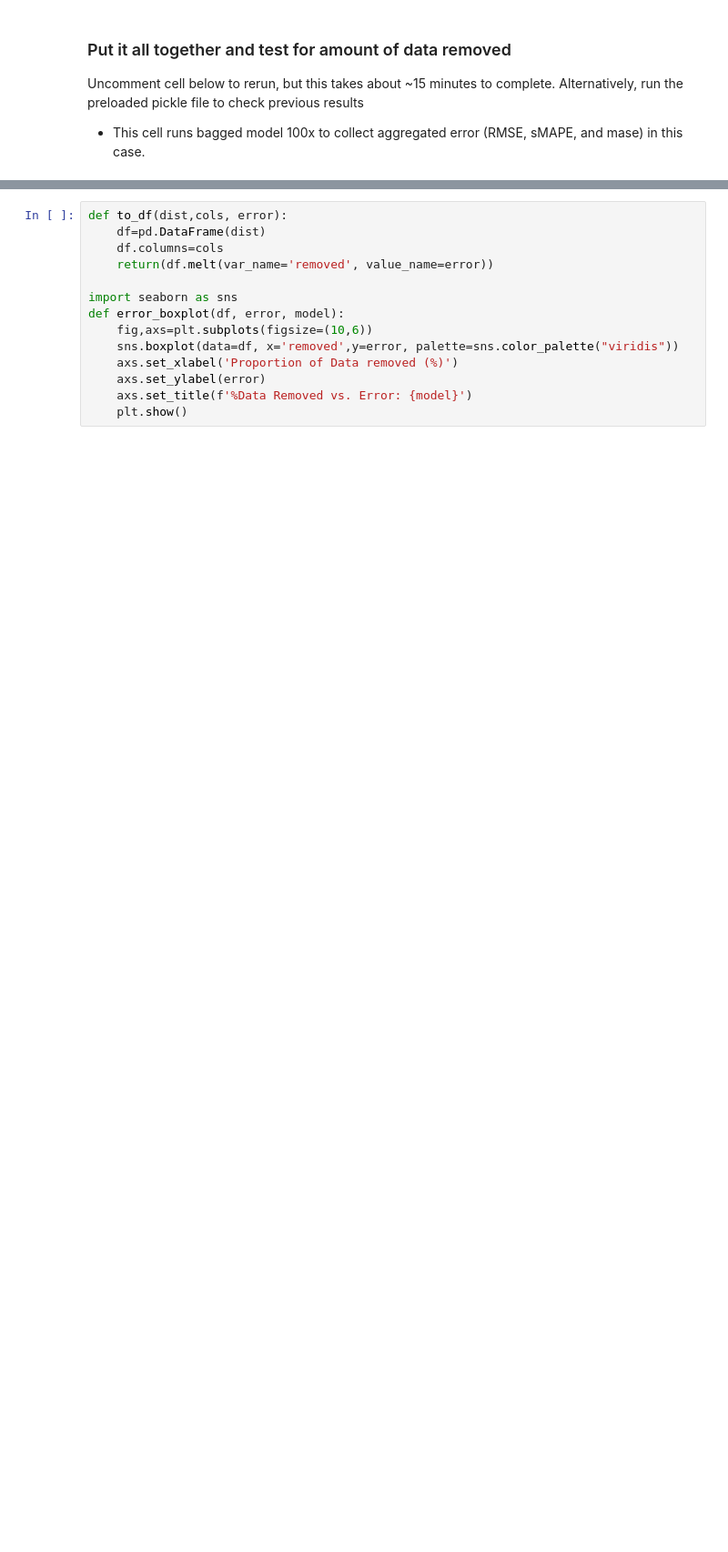
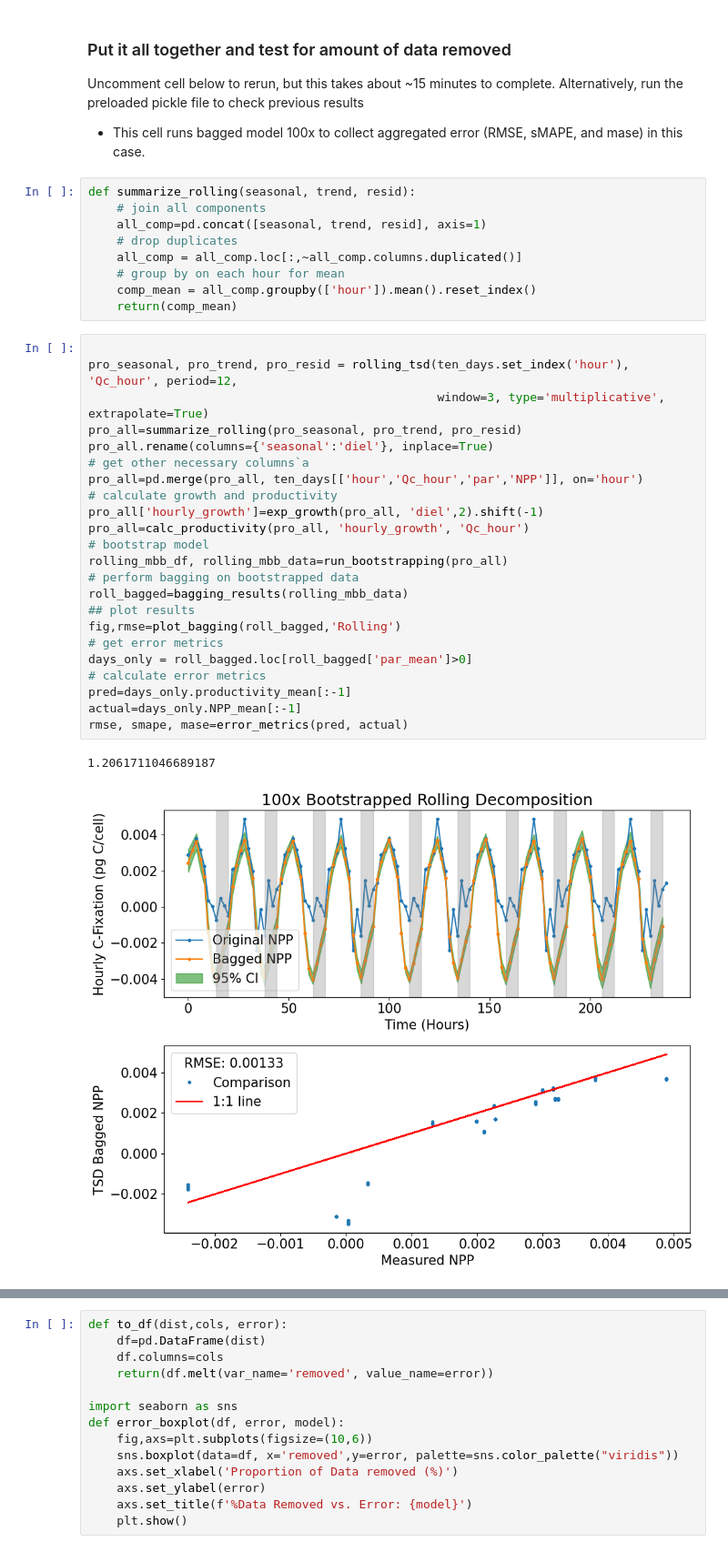
Before and after one commit to klqi/seaflow_tsd, a Jupyter notebook: zinser_simulations.ipynb, the cells around one changed output, grey strips where cells are left out. Shown at 91% size. Cells and saved outputs as stored; diff of their text form; blank space fills up the shorter version.

```diff
--- a/zinser_simulations.ipynb
+++ b/zinser_simulations.ipynb
@@ -198,3 +198,38 @@ fig,rmse=plot_bagging(bagged)
 Uncomment cell below to rerun, but this takes about ~15 minutes to complete. Alternatively, run the preloaded pickle file to check previous results
 
 - This cell runs bagged model 100x to collect aggregated error (RMSE, sMAPE, and mase)  in this case.
+# %%
+def summarize_rolling(seasonal, trend, resid):
+    # join all components
+    all_comp=pd.concat([seasonal, trend, resid], axis=1)
+    # drop duplicates
+    all_comp = all_comp.loc[:,~all_comp.columns.duplicated()]
+    # group by on each hour for mean
+    comp_mean = all_comp.groupby(['hour']).mean().reset_index()
+    return(comp_mean)
+# %%
+
+pro_seasonal, pro_trend, pro_resid = rolling_tsd(ten_days.set_index('hour'), 'Qc_hour', period=12,
+                                                 window=3, type='multiplicative', extrapolate=True)
+pro_all=summarize_rolling(pro_seasonal, pro_trend, pro_resid)
+pro_all.rename(columns={'seasonal':'diel'}, inplace=True)
+# get other necessary columns`a
+pro_all=pd.merge(pro_all, ten_days[['hour','Qc_hour','par','NPP']], on='hour')
+# calculate growth and productivity
+pro_all['hourly_growth']=exp_growth(pro_all, 'diel',2).shift(-1)
+pro_all=calc_productivity(pro_all, 'hourly_growth', 'Qc_hour')
+# bootstrap model
+rolling_mbb_df, rolling_mbb_data=run_bootstrapping(pro_all)
+# perform bagging on bootstrapped data
+roll_bagged=bagging_results(rolling_mbb_data)
+## plot results
+fig,rmse=plot_bagging(roll_bagged,'Rolling')
+# get error metrics
+days_only = roll_bagged.loc[roll_bagged['par_mean']>0]
+# calculate error metrics
+pred=days_only.productivity_mean[:-1]
+actual=days_only.NPP_mean[:-1]
+rmse, smape, mase=error_metrics(pred, actual)
+# %% [output]
+1.2061711046689187
+[figure, added]
```
Also changed, not shown: parts of 13 cells of this notebook, 10 other files.
